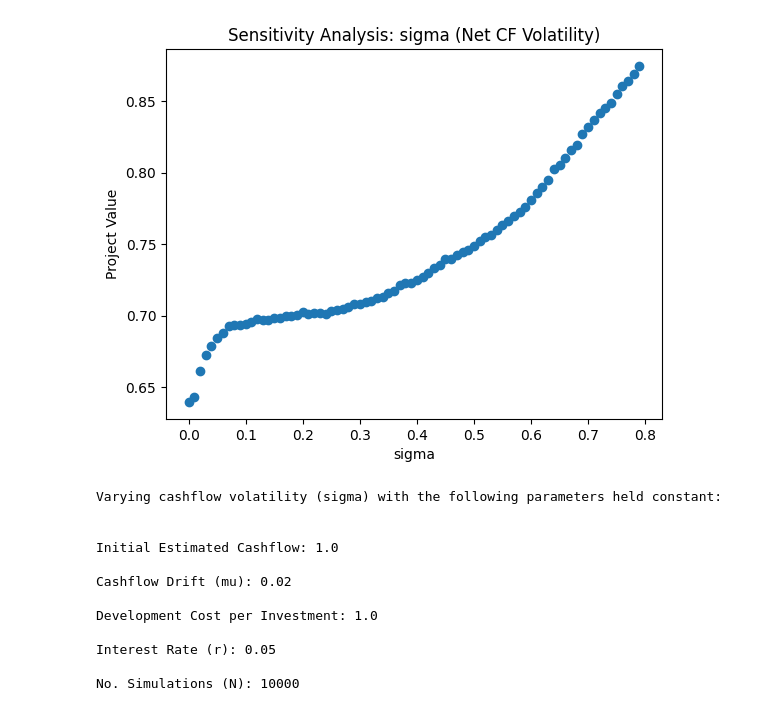
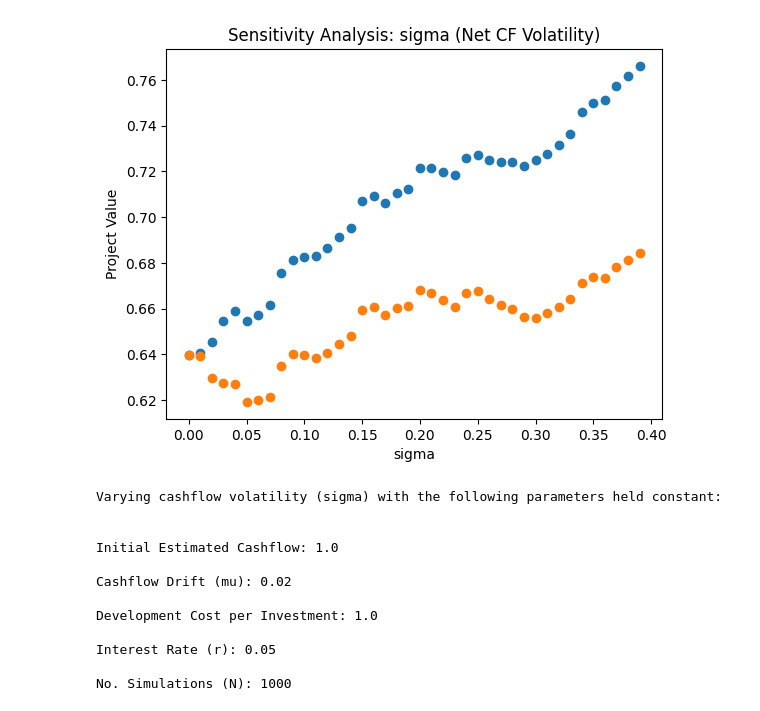
Before and after one commit to Alistair-Russell/Lean-Project-Valuation, a Jupyter notebook: lpv_sensitivity_analysis.ipynb, the cells around one changed output. Cells and saved outputs as stored; diff of their text form; code cells hidden in the pictures.

Commit message:
Updated to plot project cf volatility against the volatility of the underlying cashflow

```diff
--- a/lpv_sensitivity_analysis.ipynb
+++ b/lpv_sensitivity_analysis.ipynb
@@ -192,28 +188,32 @@ No. Simulations (N): 10000
 # %%
 # Cashflow Vol
-ra = np.arange(0, 0.2, 0.002)
+N = 1000
+ra = np.arange(0, 0.4, 0.01)
 projects = [LeanProjectValuation(CF_MU, sigma, CF_INIT, K, R,
                                  rand_seed=SEED,
                                  no_sims=N) for sigma in ra]
 vals = [p.valuation(TIME_ARRAY, 3) for p in projects]
+naive_vals = [p.valuation(TIME_ARRAY, 3, unaltered=True) for p in projects]
 
 # Plot results
 plt.title("Sensitivity Analysis: sigma (Net CF Volatility)")
 plt.xlabel("sigma")
 plt.ylabel("Project Value")
 plt.scatter(ra, vals)
+plt.scatter(ra, naive_vals)
+
 description=f"""
 Varying cashflow volatility (sigma) with the following parameters held constant:\n\n
 Initial Estimated Cashflow: {CF_INIT}\n
 Cashflow Drift (mu): {CF_MU}\n
 Development Cost per Investment: {K}\n
 Interest Rate (r): {R}\n
 No. Simulations (N): {N}\n
 """
 plt.show()
 print(description)
 # %% [output]
-[figure, old version]
+[figure, new version]
 Varying cashflow volatility (sigma) with the following parameters held constant:
 
 
@@ -225,4 +225,4 @@ Development Cost per Investment: 1.0
 
 Interest Rate (r): 0.05
 
-No. Simulations (N): 10000
+No. Simulations (N): 1000
```
Also changed, not shown: parts of 6 cells of this notebook, 2 other files.
